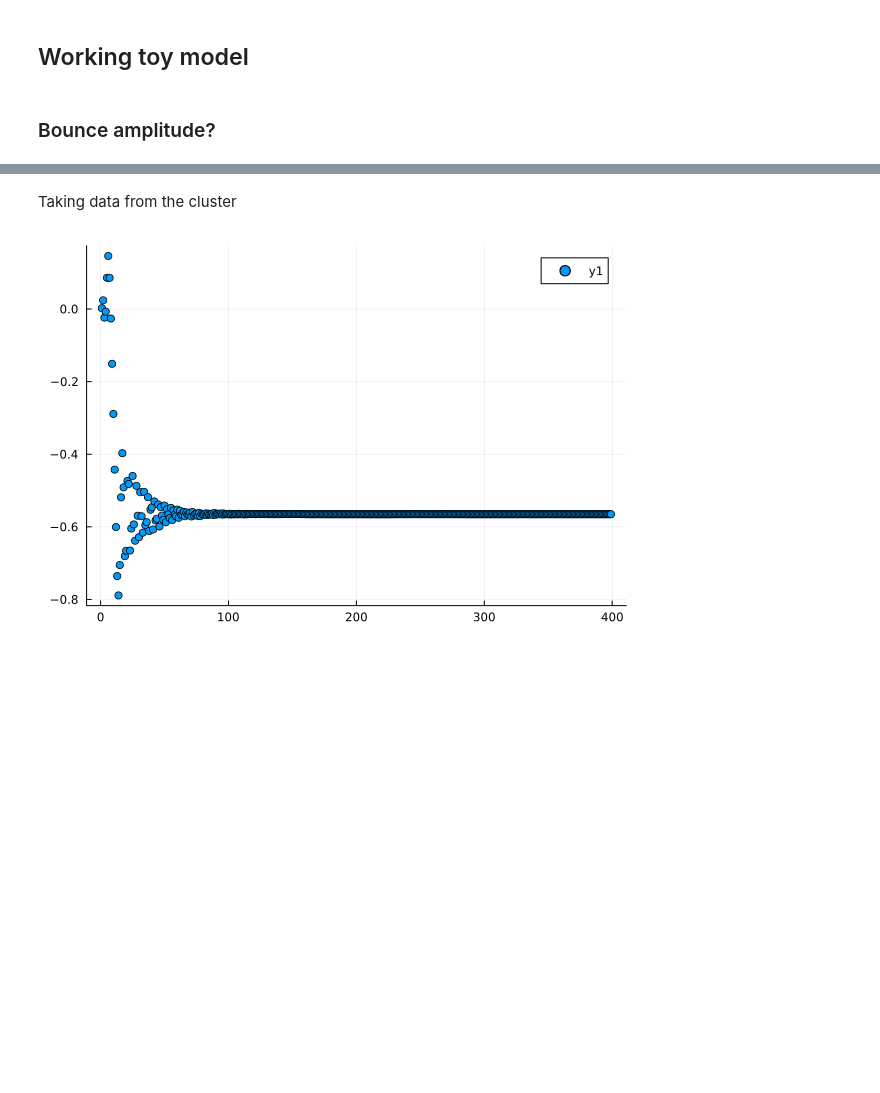
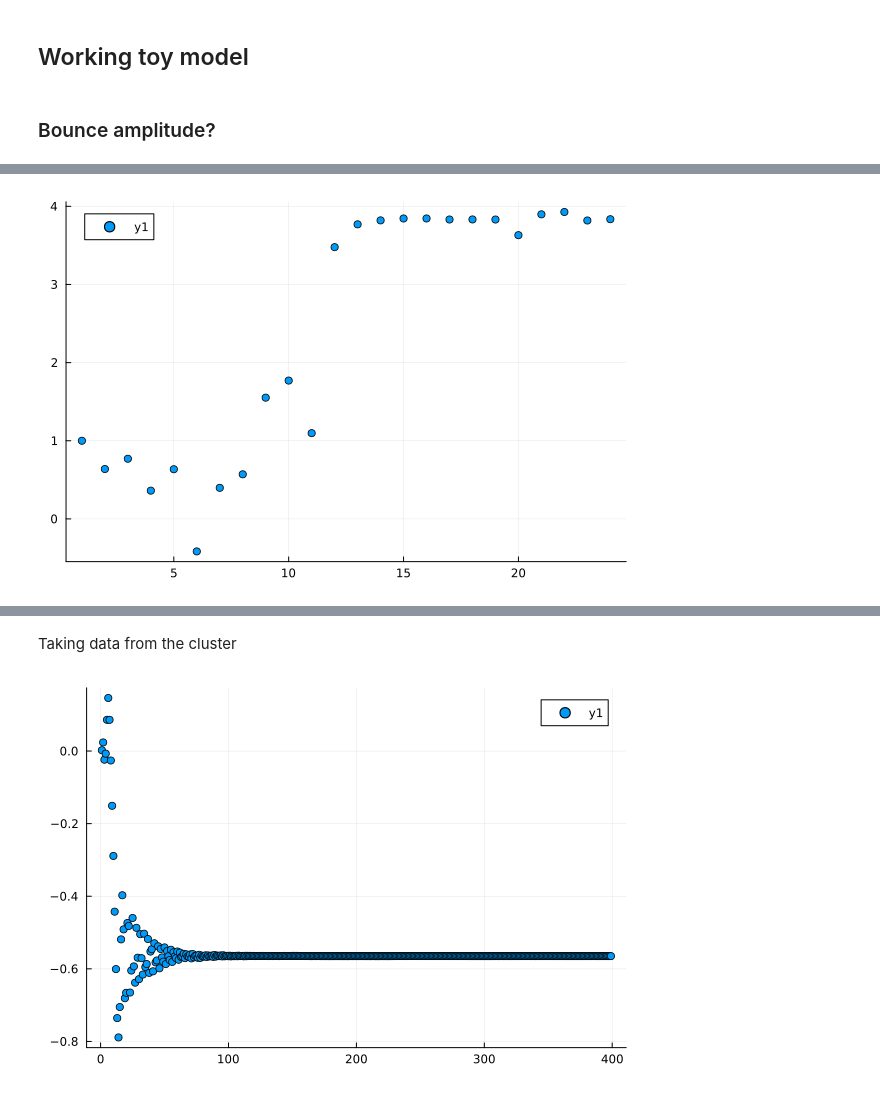
Before and after one commit to Jercheal/3d-cosmology, a Jupyter notebook: 3d_ESF_cosmology.ipynb, the cells around one changed output, grey strips where cells are left out. Drawn from its saved outputs; the diff is of its cells as text; code cells hidden in the pictures; blank space fills up the shorter version.

```diff
--- a/3d_ESF_cosmology.ipynb
+++ b/3d_ESF_cosmology.ipynb
@@ -1589,12 +1585,12 @@ plot(1.0:0.01:70.0, real([Ampl_1slice_toy_working(a0, a1, a2, 5.0, 3.0, ϕ0, ϕ2
 # %%
 N = 50
-Z = zeros(ComplexF64, N-1, N-1)
+Z_test = zeros(ComplexF64, N-1, N-1)
 
 for b0 in 2:N
 
     for b1 in 2:(N - b0 + 2)
 
-        Z[b0-1, b1-1] = vegas((x,f) -> f[1] = real(1/((1 - x[1])^2) * Ampl_1slice_toy_working(10.0,  1/(1 - x[1]) - 1/2, 10.0, 0.5*b0, 0.5*b1, 2.0, 4.0, 0.05)), 1, 1, minevals=1e3, maxevals=1e4)[1][1] + im*(vegas((x,f) -> f[1] = imag(1/((1 - x[1])^2) * Ampl_1slice_toy_working(10.0,  1/(1 - x[1]) - 1/2, 10.0, 0.5*b0, 0.5*b1, 2.0, 4.0, 0.05)), 1, 1, minevals=1e3, maxevals=1e4)[1][1])
+        Z_test[b0-1, b1-1] = vegas((x,f) -> f[1] = real(1/((1 - x[1])^2) * Ampl_1slice_toy_working(10.0,  1/(1 - x[1]) - 1/2, 30.0, 0.5*b0, 0.5*b1, 2.0, 4.0, 0.05)), 1, 1, minevals=1e3, maxevals=1e4)[1][1] + im*(vegas((x,f) -> f[1] = imag(1/((1 - x[1])^2) * Ampl_1slice_toy_working(10.0,  1/(1 - x[1]) - 1/2, 30.0, 0.5*b0, 0.5*b1, 2.0, 4.0, 0.05)), 1, 1, minevals=1e3, maxevals=1e4)[1][1])
 
     end
 
@@ -1612,3 +1608,9 @@ for b0 in 2:N
     end
 
 end
+# %%
+Zb0_test = [Z_test[b0-1,b1-1]*0.5*b0 for b0 in 2:50, b1 in 2:50]
+Zb1_test = [Z_test[b0-1,b1-1]*0.5*b1 for b0 in 2:50, b1 in 2:50]
+scatter(real([wynn(acc_triang(Zb0_test, 2*n))/wynn(acc_triang(Z_test, 2*n)) for n in 1:24]))
+# %% [output]
+[figure, added]
```
Also changed, not shown: parts of 9 cells of this notebook, 9 other files.
